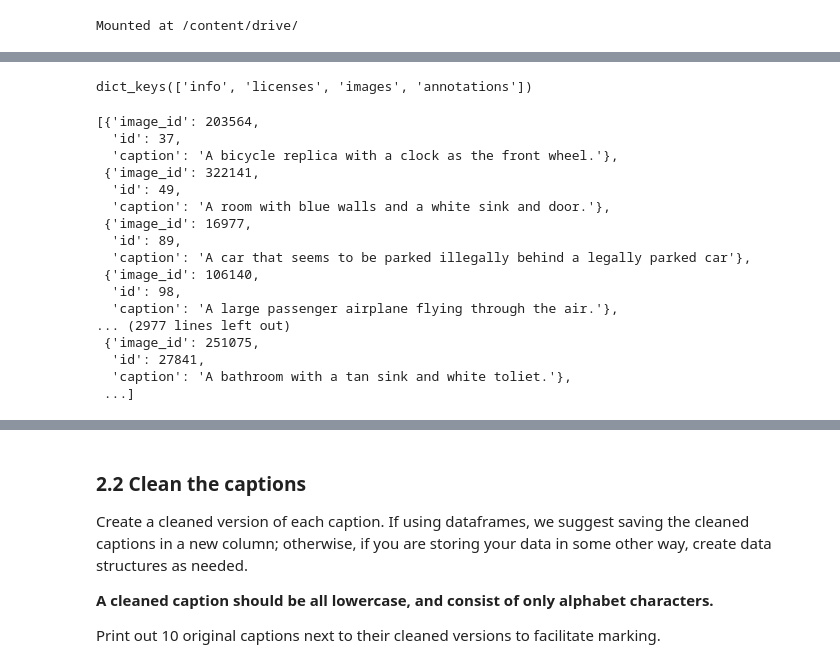
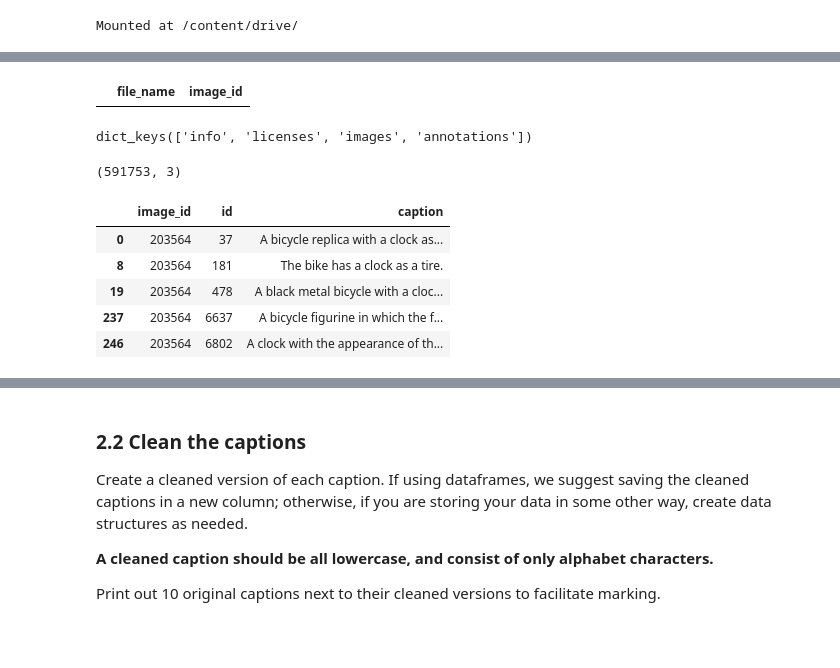
Before and after one commit to shreyshrey/ML, a Jupyter notebook: OCOMP5203M_A1.ipynb, the cells around one changed output, grey strips where cells are left out. Saved outputs shown, nothing was run; the diff lists cells and outputs as text; code cells hidden in the pictures; blank space fills up the shorter version.

```diff
--- a/OCOMP5203M_A1.ipynb
+++ b/OCOMP5203M_A1.ipynb
@@ -200,3 +189,7 @@ meta_file[meta_file['file_name'] == '000000000009.jpg']
+# %%
+df[df['image_id'] == 203564]
+# %% [output]
+|  | file_name | image_id |
 # %%
 import json
 
@@ -222,21 +206,15 @@ df = pd.read_json('data/simple.json')
-# %%
-data['annotations']
-# data['images']
-# %% [output]
-[{'image_id': 203564,
-  'id': 37,
-  'caption': 'A bicycle replica with a clock as the front wheel.'},
- {'image_id': 322141,
-  'id': 49,
-  'caption': 'A room with blue walls and a white sink and door.'},
- {'image_id': 16977,
-  'id': 89,
-  'caption': 'A car that seems to be parked illegally behind a legally parked car'},
- {'image_id': 106140,
-  'id': 98,
-  'caption': 'A large passenger airplane flying through the air.'},
-... (2977 lines left out)
- {'image_id': 251075,
-  'id': 27841,
-  'caption': 'A bathroom with a tan sink and white toliet.'},
- ...]
+# %%
+ann_list = data['annotations']
+ann_df = pd.DataFrame.from_records(ann_list)
+ann_df.shape
+# %% [output]
+(591753, 3)
+# %%
+ann_df[ann_df['image_id']== 203564]
+# %% [output]
+|  | image_id | id | caption |
+| 0 | 203564 | 37 | A bicycle replica with a clock as... |
+| 8 | 203564 | 181 | The bike has a clock as a tire. |
+| 19 | 203564 | 478 | A black metal bicycle with a cloc... |
+| 237 | 203564 | 6637 | A bicycle figurine in which the f... |
+| 246 | 203564 | 6802 | A clock with the appearance of th... |
```
Also changed, not shown: parts of 12 cells of this notebook.
